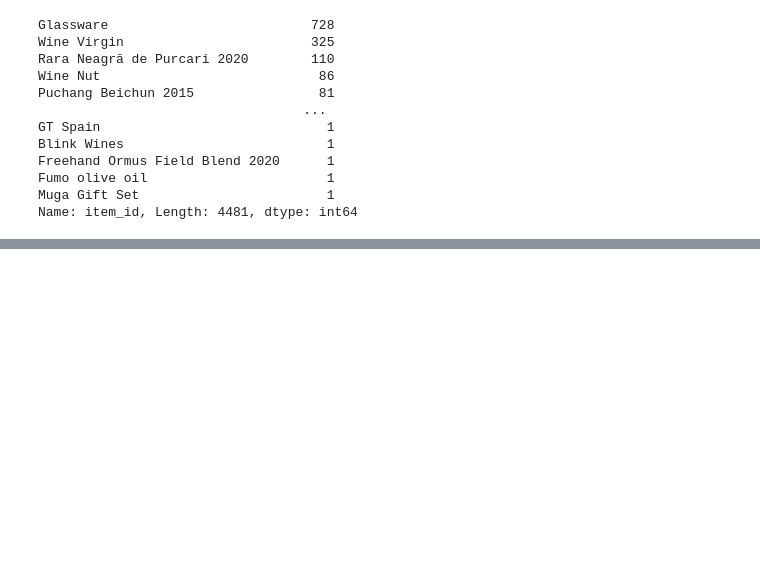
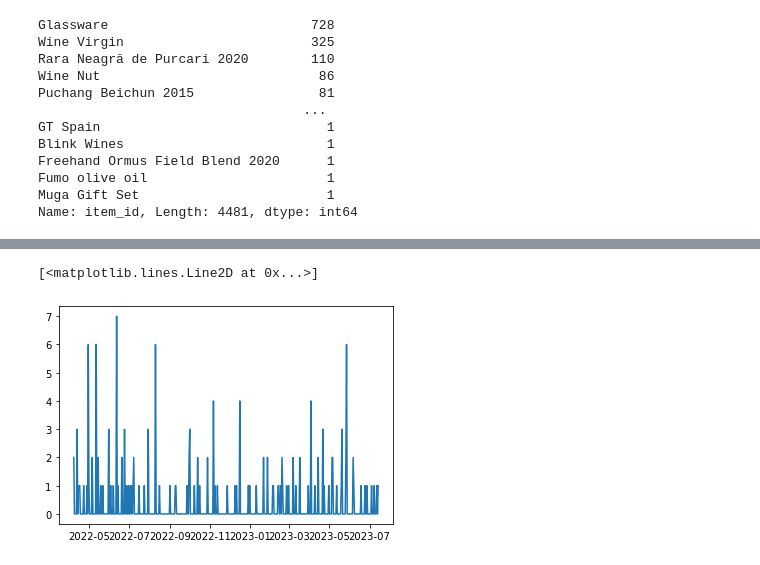
Before and after one commit to kevanoktavio/CloudWine_DemandPrediction, a Jupyter notebook: development/notebooks/cara_model.ipynb, the cells around one changed output, grey strips where cells are left out. Drawn from its saved outputs; the diff is of its cells as text; code cells hidden in the pictures; blank space fills up the shorter version.

```diff
--- a/development/notebooks/cara_model.ipynb
+++ b/development/notebooks/cara_model.ipynb
@@ -268,0 +167,5 @@ ValueError: Pandas data cast to numpy dtype of object. Check input data with np.
+# %%
+plt.plot(for_model)
+# %% [output]
+[<matplotlib.lines.Line2D at 0x...>]
+[figure, added]
```
Also changed, not shown: parts of 43 cells of this notebook.
